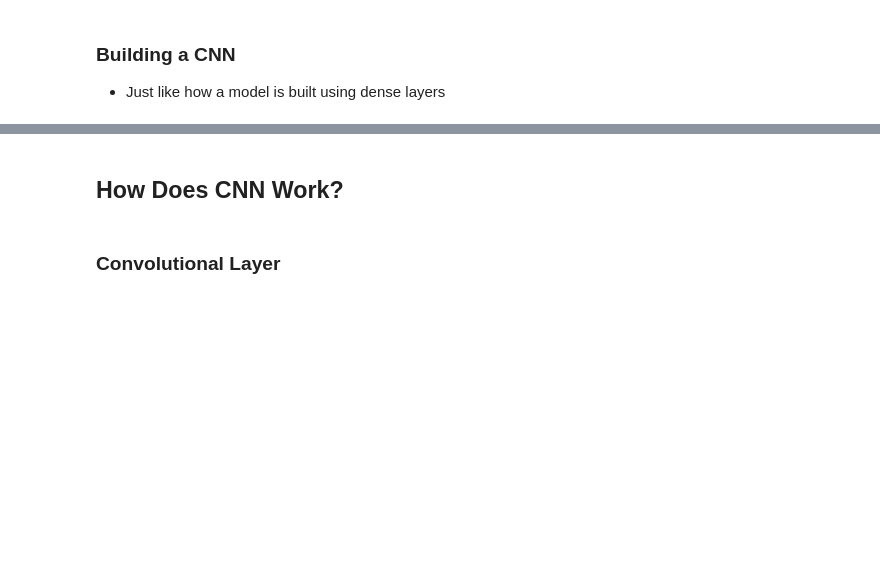
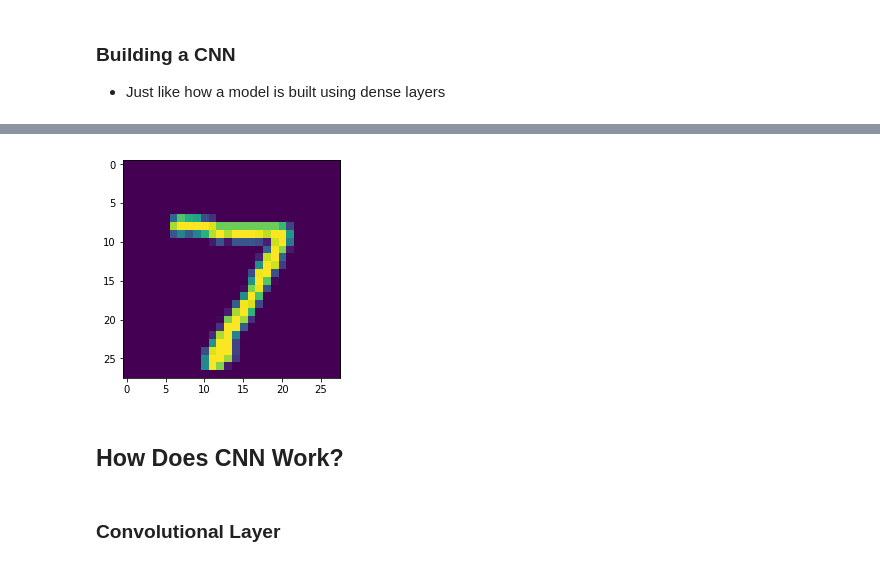
Before and after one commit to beetletrellen1/Neural-Networks-Basics, a Jupyter notebook: CNN_Image_Aug_BLANK.ipynb, the cells around one changed output, grey strips where cells are left out. Cells and saved outputs as stored; diff of their text form; code cells hidden in the pictures; blank space fills up the shorter version.

```diff
--- a/CNN_Image_Aug_BLANK.ipynb
+++ b/CNN_Image_Aug_BLANK.ipynb
@@ -36,3 +40,7 @@ We see the shape is 28 by 28.  Our Sea lion or any other images might not be exa
+# %%
+# reshape data to fit model
+X_train = X_train.reshape(60_000, 28, 28, 1) #60_000=image_count, 28x28=(lenXwidth), 1=channel(Color)
+X_test = X_test.reshape(10_000, 28, 28, 1)
 # %% [markdown]
 ### Categorize our target values
 
@@ -59,5 +113,7 @@ np.round(preds)
 # %%
-plt.imshow(X_test[2].reshape(28, 28));
+plt.imshow(X_test[0].reshape(28, 28));
+# %% [output]
+[figure, added]
 # %% [markdown]
 ## How Does CNN Work?
 # %% [markdown]
```
Also changed, not shown: parts of 16 cells of this notebook, 2 other files.
